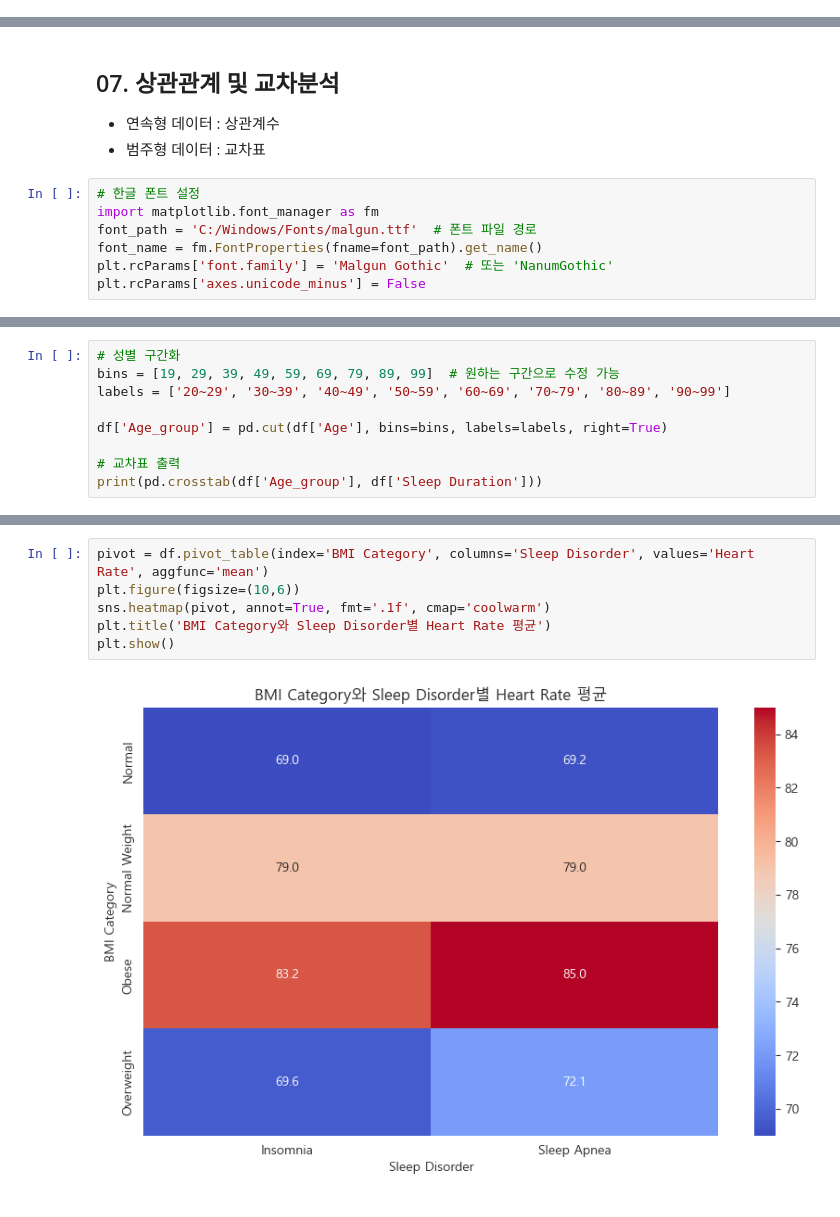
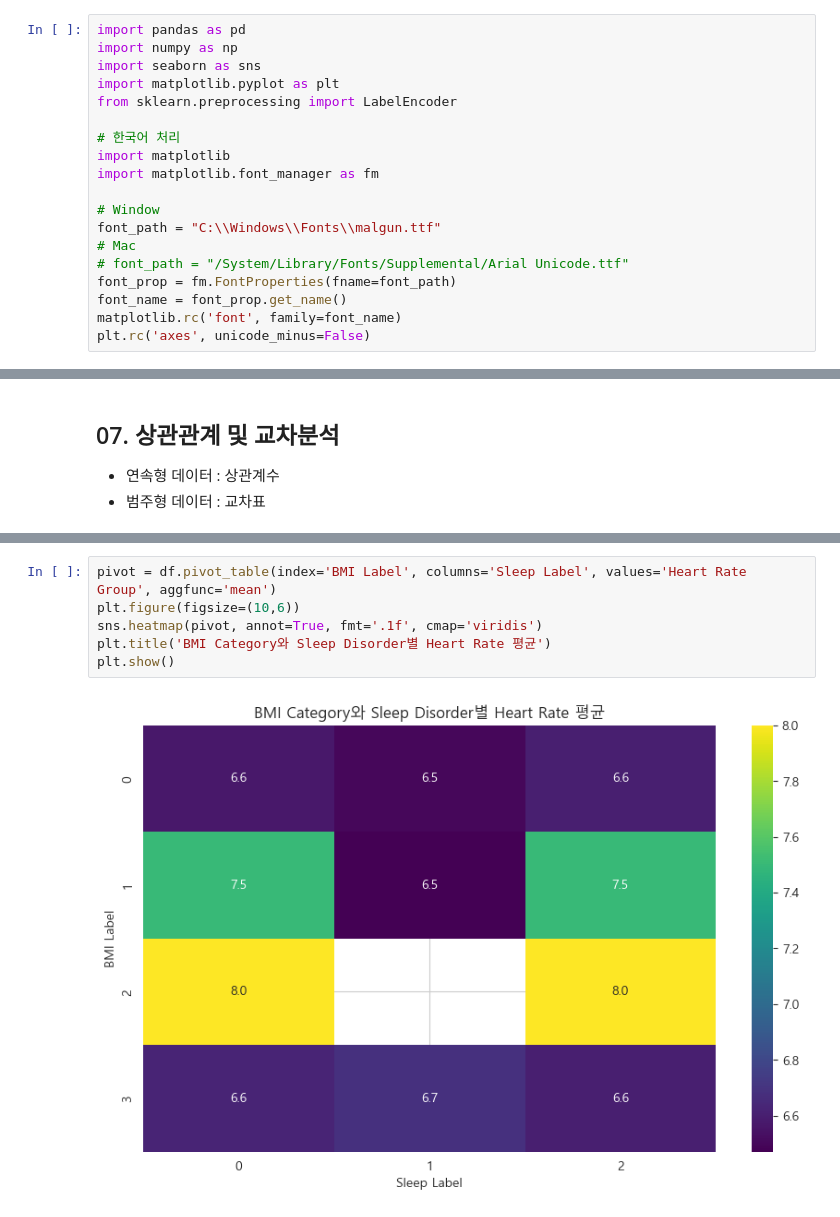
Before and after one commit to ParkVitna/SKN14-EDA-1Team, a Jupyter notebook: KimJaea/EDA.ipynb, the cells around one changed output, grey strips where cells are left out. Drawn from its saved outputs; the diff is of its cells as text.

```diff
--- a/KimJaea/EDA.ipynb
+++ b/KimJaea/EDA.ipynb
@@ -9,2 +6,21 @@ import matplotlib.pyplot as plt
+# %%
+import pandas as pd
+import numpy as np
+import seaborn as sns
+import matplotlib.pyplot as plt
+from sklearn.preprocessing import LabelEncoder
+
+# 한국어 처리
+import matplotlib
+import matplotlib.font_manager as fm
+
+# Window
+font_path = "C:\\Windows\\Fonts\\malgun.ttf"
+# Mac
+# font_path = "/System/Library/Fonts/Supplemental/Arial Unicode.ttf"
+font_prop = fm.FontProperties(fname=font_path)
+font_name = font_prop.get_name()
+matplotlib.rc('font', family=font_name)
+plt.rc('axes', unicode_minus=False)
 # %% [markdown]
 ## 01. 데이터 수집 및 로드
@@ -52,11 +216,4 @@ memory usage: 38.1+ KB
 ## 07. 상관관계 및 교차분석
 - 연속형 데이터 : 상관계수
 - 범주형 데이터 : 교차표
-# %%
-# 한글 폰트 설정
-import matplotlib.font_manager as fm
-font_path = 'C:/Windows/Fonts/malgun.ttf'  # 폰트 파일 경로
-font_name = fm.FontProperties(fname=font_path).get_name()
-plt.rcParams['font.family'] = 'Malgun Gothic'  # 또는 'NanumGothic'
-plt.rcParams['axes.unicode_minus'] = False
 # %%
@@ -83,9 +239,0 @@ plt.show()
-# %%
-# 성별 구간화
-bins = [19, 29, 39, 49, 59, 69, 79, 89, 99]  # 원하는 구간으로 수정 가능
-labels = ['20~29', '30~39', '40~49', '50~59', '60~69', '70~79', '80~89', '90~99']
-
-df['Age_group'] = pd.cut(df['Age'], bins=bins, labels=labels, right=True)
-
-# 교차표 출력
-print(pd.crosstab(df['Age_group'], df['Sleep Duration']))
@@ -152,8 +310,8 @@ plt.show()
 # %%
-pivot = df.pivot_table(index='BMI Category', columns='Sleep Disorder', values='Heart Rate', aggfunc='mean')
+pivot = df.pivot_table(index='BMI Label', columns='Sleep Label', values='Heart Rate Group', aggfunc='mean')
 plt.figure(figsize=(10,6))
-sns.heatmap(pivot, annot=True, fmt='.1f', cmap='coolwarm')
+sns.heatmap(pivot, annot=True, fmt='.1f', cmap='viridis')
 plt.title('BMI Category와 Sleep Disorder별 Heart Rate 평균')
 plt.show()
 # %% [output]
-[figure, old version]
+[figure, new version]
```
Also changed, not shown: parts of 37 cells of this notebook.
